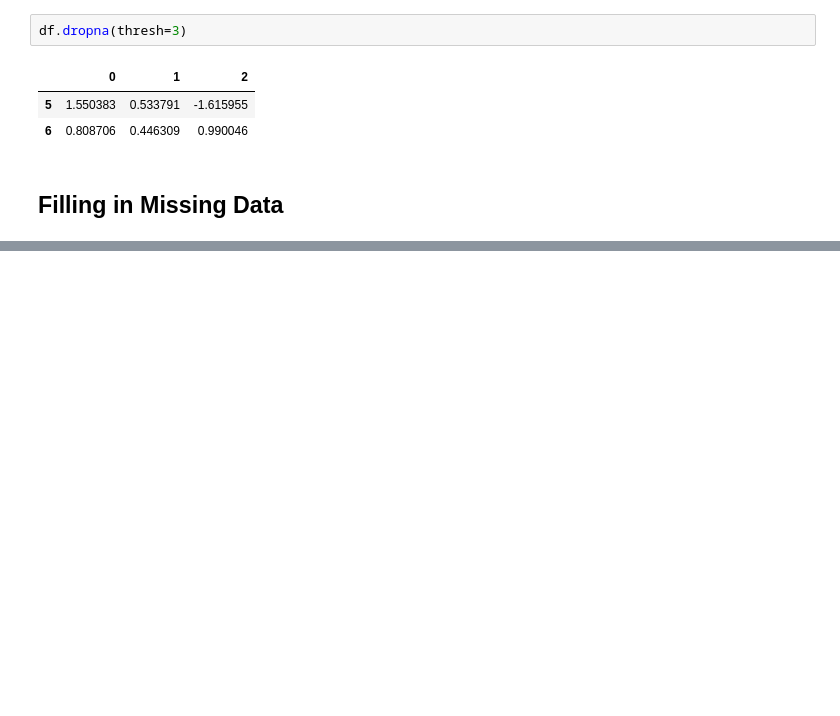
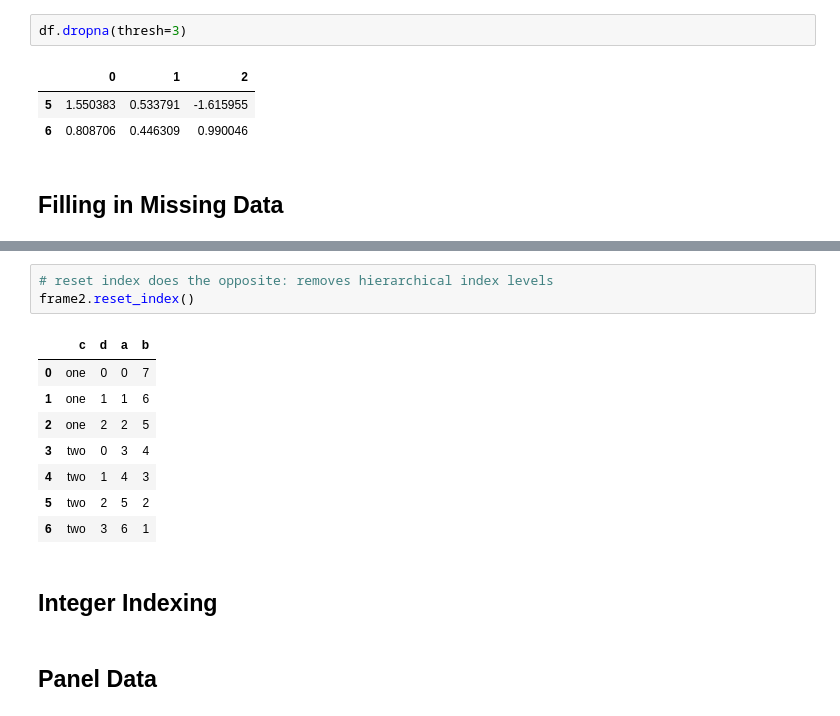
Before and after one commit to rerwin21/python_for_data_analysis, a Jupyter notebook: Chap_5.ipynb, the cells around one changed output, grey strips where cells are left out. Cells and saved outputs as stored; diff of their text form; blank space fills up the shorter version.

```diff
--- a/Chap_5.ipynb
+++ b/Chap_5.ipynb
@@ -1941,0 +2330,16 @@ df.dropna(thresh=3)
+# %%
+# reset index does the opposite: removes hierarchical index levels
+frame2.reset_index()
+# %% [output]
+|  | c | d | a | b |
+| 0 | one | 0 | 0 | 7 |
+| 1 | one | 1 | 1 | 6 |
+| 2 | one | 2 | 2 | 5 |
+| 3 | two | 0 | 3 | 4 |
+| 4 | two | 1 | 4 | 3 |
+| 5 | two | 2 | 5 | 2 |
+| 6 | two | 3 | 6 | 1 |
+# %% [markdown]
+## Integer Indexing
+# %% [markdown]
+## Panel Data
```
Also changed, not shown: parts of 53 cells of this notebook.
